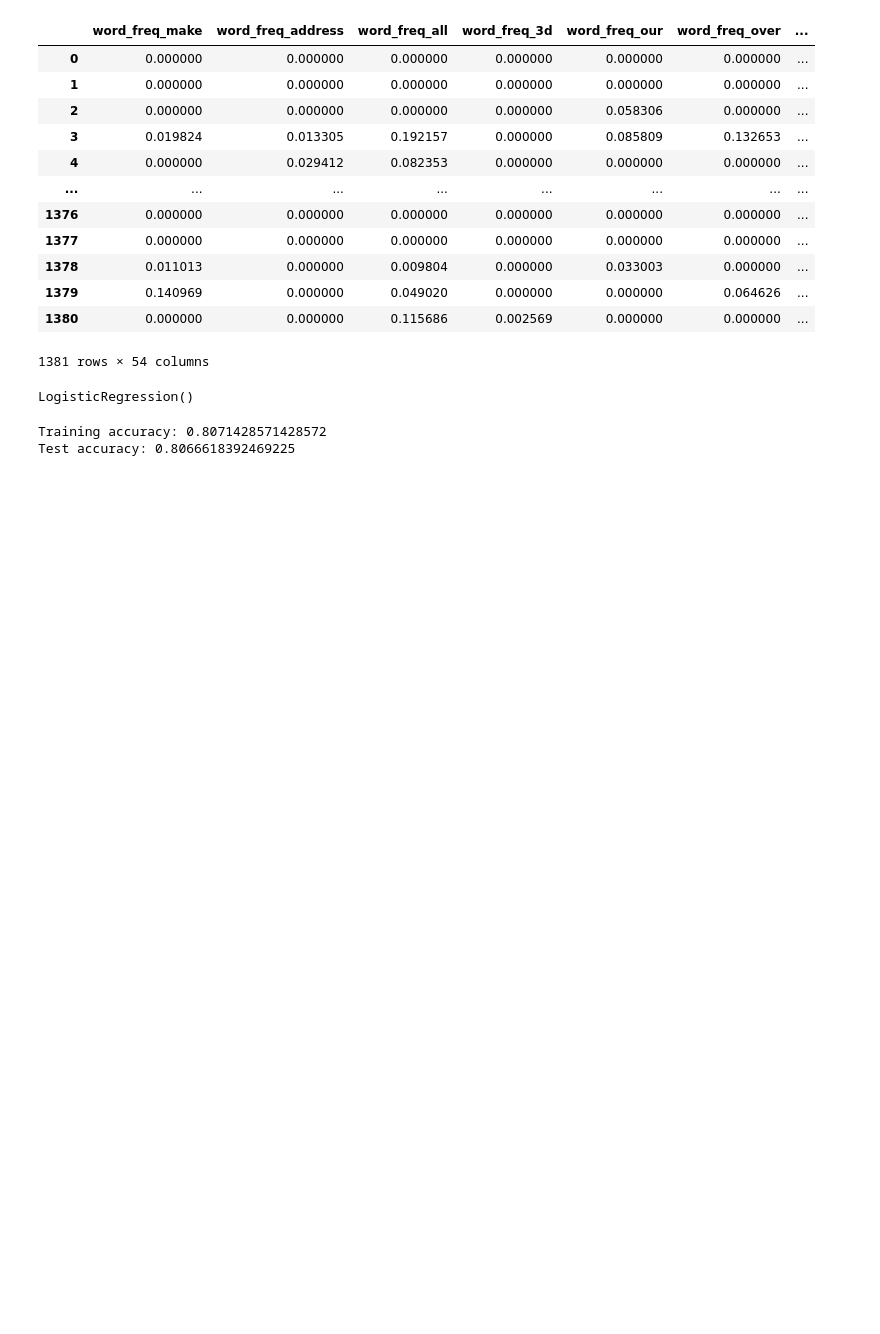
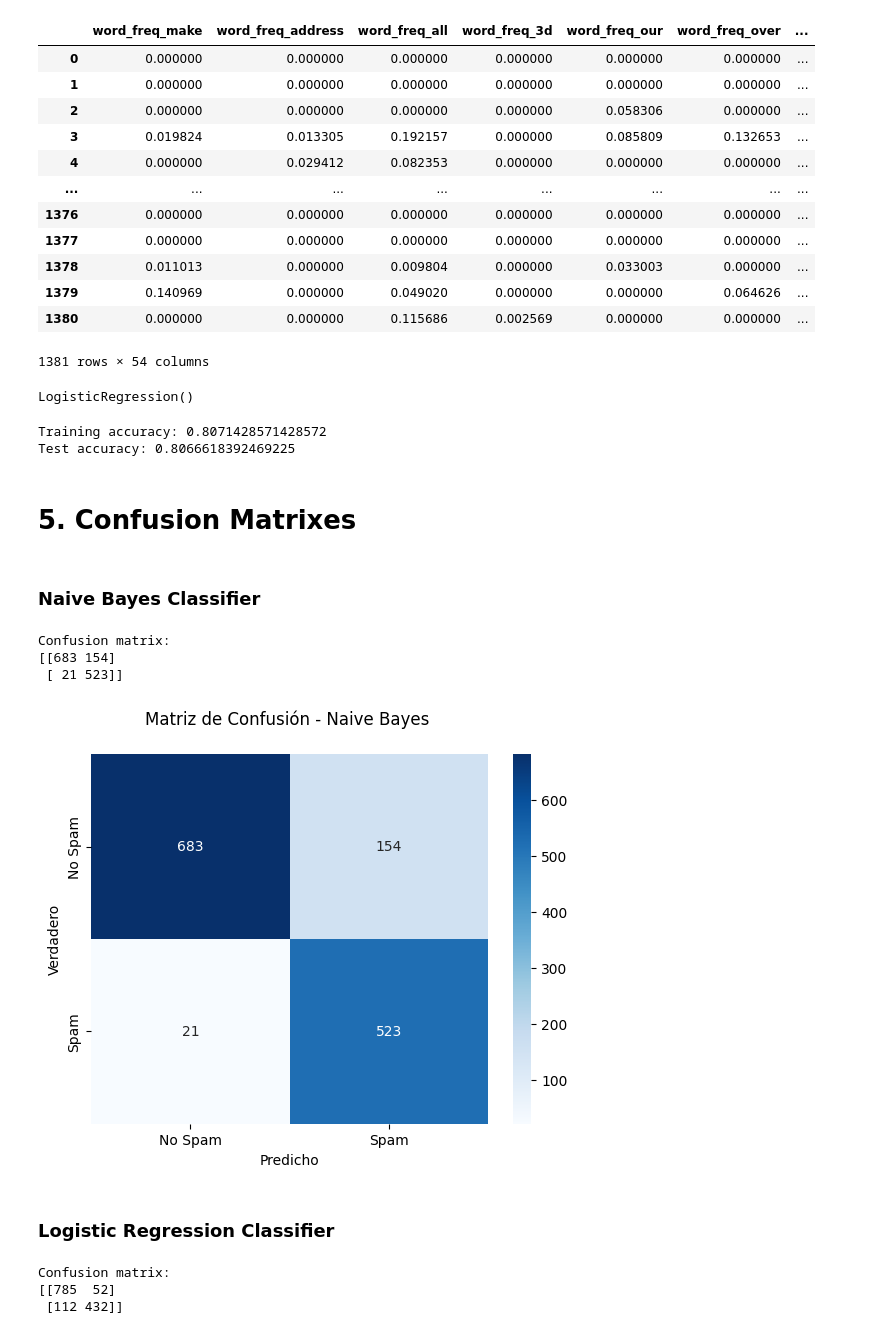
Before and after one commit to ChristianConchari/tp3_spam_detector, a Jupyter notebook: spam_detector_notebook.ipynb, the cells around one changed output. Saved outputs shown, nothing was run; the diff lists cells and outputs as text; code cells hidden in the pictures; blank space fills up the shorter version.

```diff
--- a/spam_detector_notebook.ipynb
+++ b/spam_detector_notebook.ipynb
@@ -178,3 +182,47 @@ print(f"Test accuracy: {acc_test}")
 # %% [output]
 Training accuracy: 0.8071428571428572
 Test accuracy: 0.8066618392469225
+# %% [markdown]
+# 5. Confusion Matrixes
+# %% [markdown]
+### Naive Bayes Classifier
+# %%
+# Get the test set predictions
+y_pred = clf.predict(X_test)
+# Calculate the confusion matrix
+conf_matrix = confusion_matrix(y_test, y_pred)
+print(f"Confusion matrix: \n{conf_matrix}")
+# %% [output]
+Confusion matrix:
+[[683 154]
+ [ 21 523]]
+# %%
+# Create a figure and an axis
+fig, ax = plt.subplots()
+# Create a heatmap of the confusion matrix
+sns.heatmap(conf_matrix, annot=True, fmt='d', ax=ax, cmap="Blues")
+# Configure the axis labels
+ax.set_xlabel('Predicho')
+ax.set_ylabel('Verdadero')
+ax.set_title('Matriz de Confusión - Naive Bayes \n')
+# Configure the tick labels
+ax.xaxis.set_ticklabels(['No Spam', 'Spam'])
+ax.yaxis.set_ticklabels(['No Spam', 'Spam'])
+# Save the plot
+plt.savefig('images/naive_bayes_confusion_matrix.png')
+
+plt.show()
+# %% [output]
+[figure, added]
+# %% [markdown]
+### Logistic Regression Classifier
+# %%
+# Get the test set predictions
+y_pred = logistic_clf.predict(X_test_scaled)
+# Calculate the confusion matrix
+conf_matrix = confusion_matrix(y_test, y_pred)
+print(f"Confusion matrix: \n{conf_matrix}")
+# %% [output]
+Confusion matrix:
+[[785  52]
+ [112 432]]
```
Also changed, not shown: parts of 2 cells of this notebook, 3 other files.
